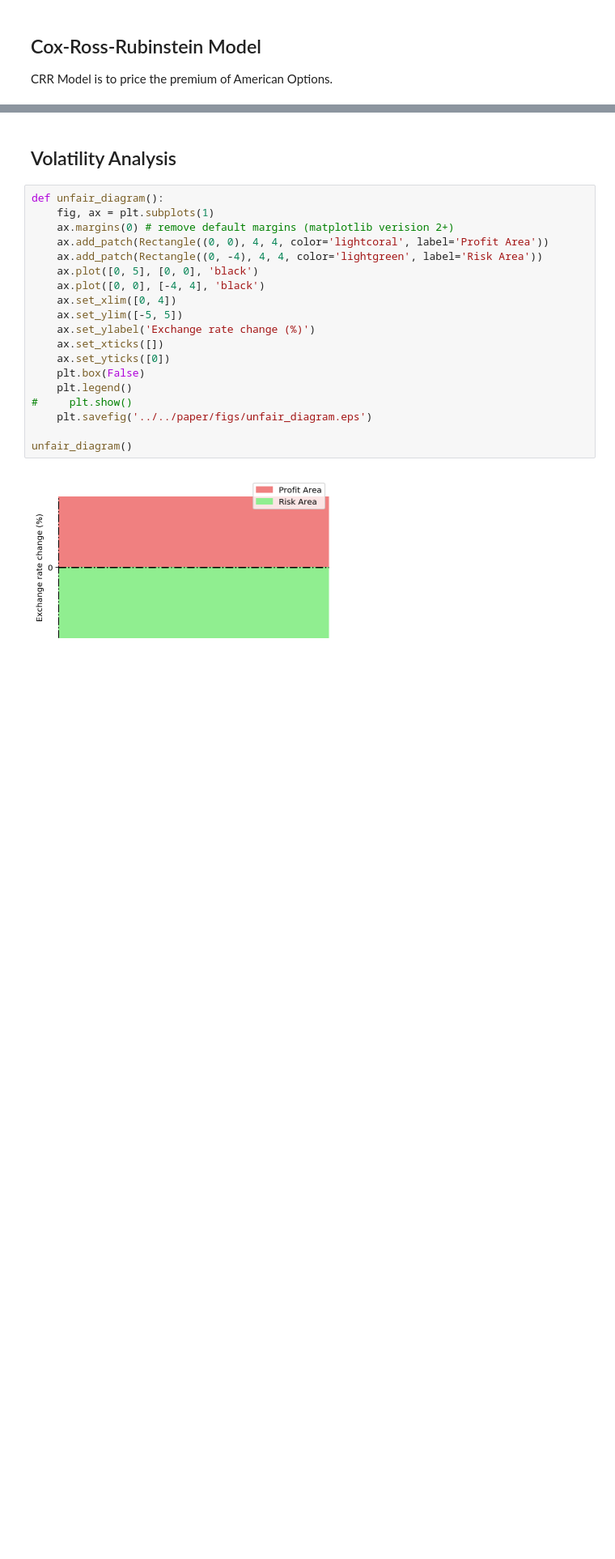
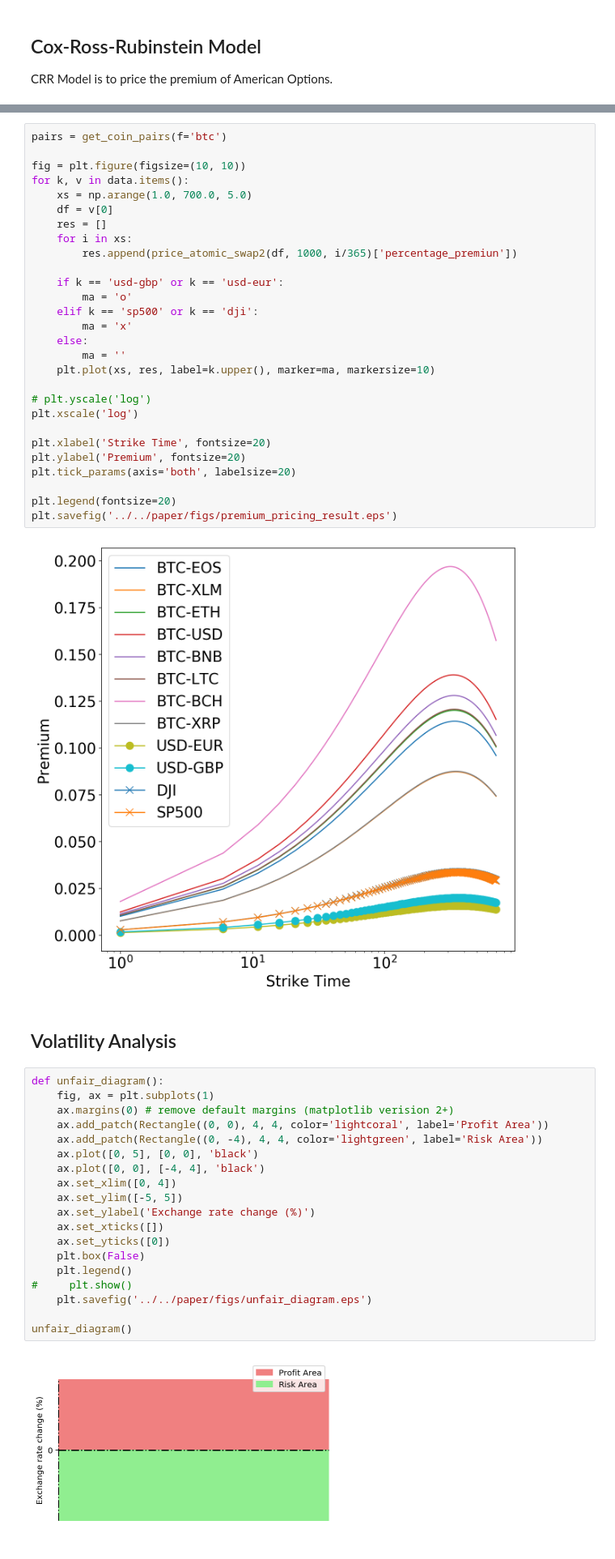
Before and after one commit to DEX-ware/fair-atomic-swap, a Jupyter notebook: src/evaluation/evaluation.ipynb, the cells around one changed output, grey strips where cells are left out. Shown at 81% size. Drawn from its saved outputs; the diff is of its cells as text; blank space fills up the shorter version.

```diff
--- a/src/evaluation/evaluation.ipynb
+++ b/src/evaluation/evaluation.ipynb
@@ -212,3 +232,33 @@ NameError: name 'pairs' is not defined
+# %%
+pairs = get_coin_pairs(f='btc')
+
+fig = plt.figure(figsize=(10, 10))
+for k, v in data.items():
+    xs = np.arange(1.0, 700.0, 5.0)
+    df = v[0]
+    res = []
+    for i in xs:
+        res.append(price_atomic_swap2(df, 1000, i/365)['percentage_premiun'])
+
+    if k == 'usd-gbp' or k == 'usd-eur':
+        ma = 'o'
+    elif k == 'sp500' or k == 'dji':
+        ma = 'x'
+    else:
+        ma = ''
+    plt.plot(xs, res, label=k.upper(), marker=ma, markersize=10)
+
+# plt.yscale('log')
+plt.xscale('log')
+
+plt.xlabel('Strike Time', fontsize=20)
+plt.ylabel('Premium', fontsize=20)
+plt.tick_params(axis='both', labelsize=20)
+
+plt.legend(fontsize=20)
+plt.savefig('../../paper/figs/premium_pricing_result.eps')
+# %% [output]
+[figure, added]
 # %% [markdown]
 ## Volatility Analysis
 # %%
```
Also changed, not shown: parts of 7 cells of this notebook, 10 other files.
